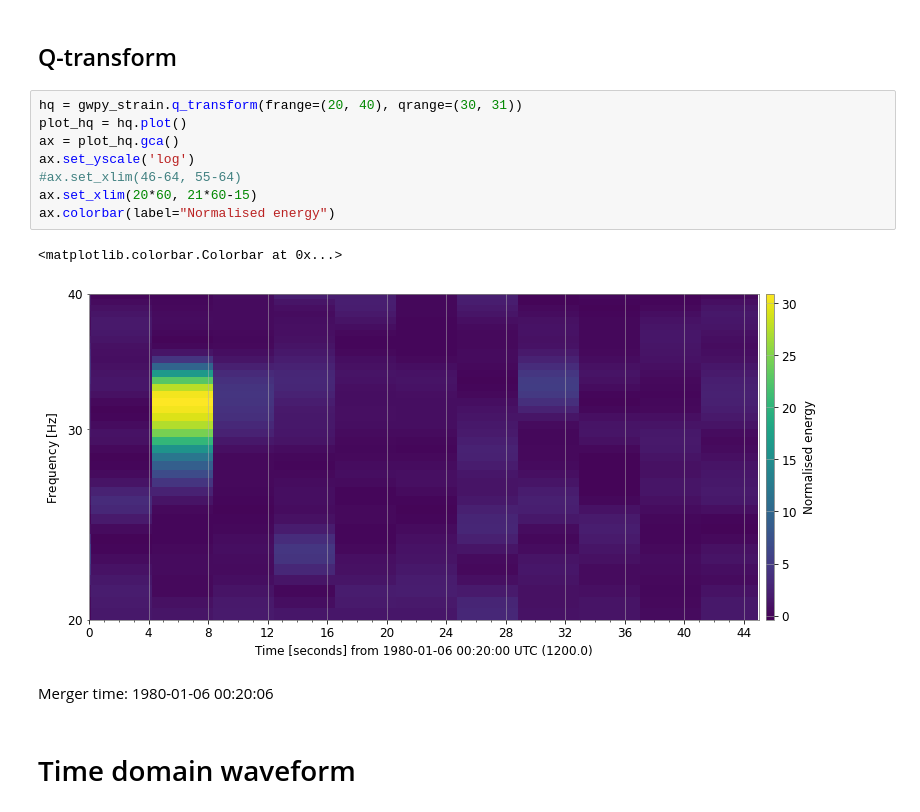
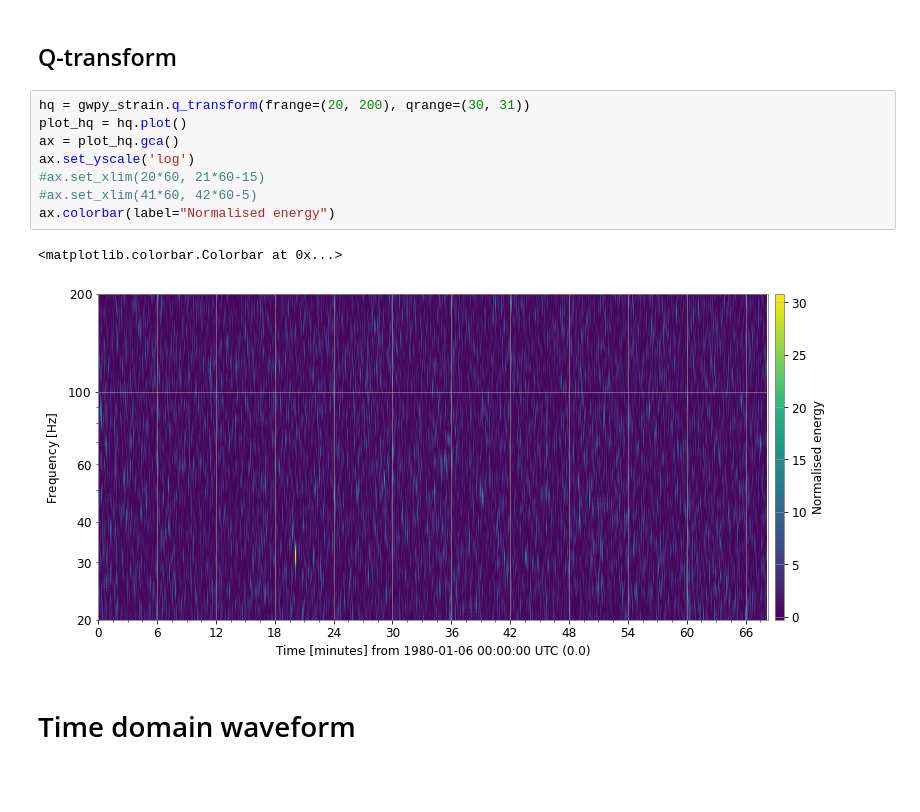
Before and after one commit to SYLau/odw-2022, a Jupyter notebook: Challenge/Data_challenge_3.ipynb, the cells around one changed output. Cells and saved outputs as stored; diff of their text form; blank space fills up the shorter version.

```diff
--- a/Challenge/Data_challenge_3.ipynb
+++ b/Challenge/Data_challenge_3.ipynb
@@ -49,18 +49,16 @@ plot = gwpy_strain.plot()
 # %% [markdown]
 ## Q-transform
 # %%
-hq = gwpy_strain.q_transform(frange=(20, 40), qrange=(30, 31))
+hq = gwpy_strain.q_transform(frange=(20, 200), qrange=(30, 31))
 plot_hq = hq.plot()
 ax = plot_hq.gca()
 ax.set_yscale('log')
-#ax.set_xlim(46-64, 55-64)
-ax.set_xlim(20*60, 21*60-15)
+#ax.set_xlim(20*60, 21*60-15)
+#ax.set_xlim(41*60, 42*60-5)
 ax.colorbar(label="Normalised energy")
 # %% [output]
 <matplotlib.colorbar.Colorbar at 0x...>
-[figure, old version]
+[figure, new version]
-# %% [markdown]
-Merger time: 1980-01-06 00:20:06
 # %% [markdown]
 # Time domain waveform
 # %%
```
Also changed, not shown: parts of 11 cells of this notebook.
